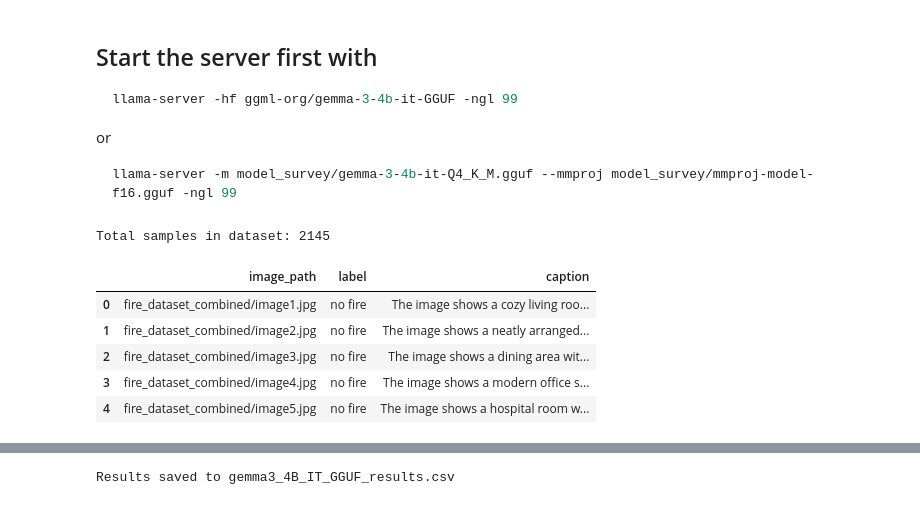
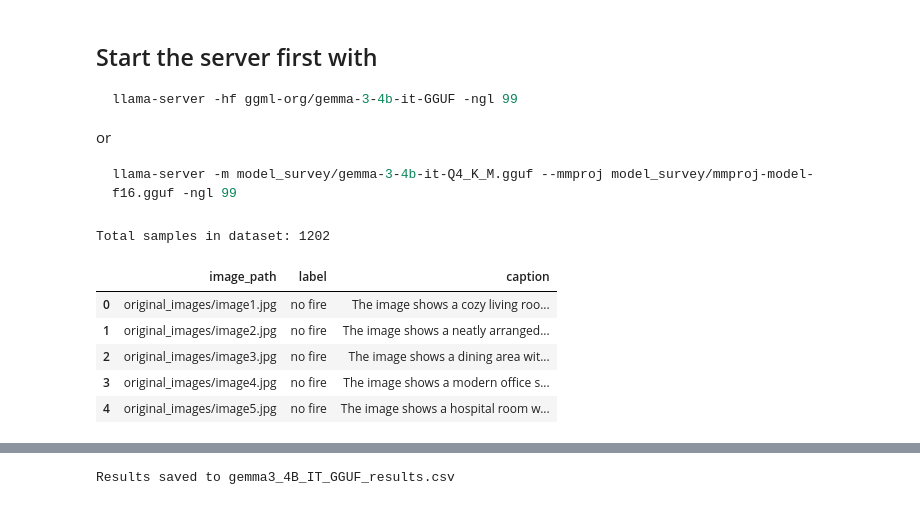
Before and after one commit to tmdeptrai/ContextFire-VLM, a Jupyter notebook: model_survey/gemma3_4B_IT_GGUF.ipynb, the cells around one changed output, grey strips where cells are left out. Cells and saved outputs as stored; diff of their text form; code cells hidden in the pictures.

Commit message:
retry gemma3-4B with a different dataset

```diff
--- a/model_survey/gemma3_4B_IT_GGUF.ipynb
+++ b/model_survey/gemma3_4B_IT_GGUF.ipynb
@@ -31,17 +31,17 @@ import matplotlib.pyplot as plt
 import time
 # %%
 import re, json
-df = pd.read_csv('../fire_captions_combined.csv')
+df = pd.read_csv('../labels.csv')
 print(f"Total samples in dataset: {len(df)}")
 df.head()
 # %% [output]
-Total samples in dataset: 2145
+Total samples in dataset: 1202
 |  | image_path | label | caption |
-| 0 | fire_dataset_combined/image1.jpg | no fire | The image shows a cozy living roo... |
-| 1 | fire_dataset_combined/image2.jpg | no fire | The image shows a neatly arranged... |
-| 2 | fire_dataset_combined/image3.jpg | no fire | The image shows a dining area wit... |
-| 3 | fire_dataset_combined/image4.jpg | no fire | The image shows a modern office s... |
-| 4 | fire_dataset_combined/image5.jpg | no fire | The image shows a hospital room w... |
+| 0 | original_images/image1.jpg | no fire | The image shows a cozy living roo... |
+| 1 | original_images/image2.jpg | no fire | The image shows a neatly arranged... |
+| 2 | original_images/image3.jpg | no fire | The image shows a dining area wit... |
+| 3 | original_images/image4.jpg | no fire | The image shows a modern office s... |
+| 4 | original_images/image5.jpg | no fire | The image shows a hospital room w... |
 # %%
 def process_image(image_path):
     """Process a single image and return the model's prediction, caption and inference time"""
```
Also changed, not shown: parts of 5 cells of this notebook, 2 other files.
